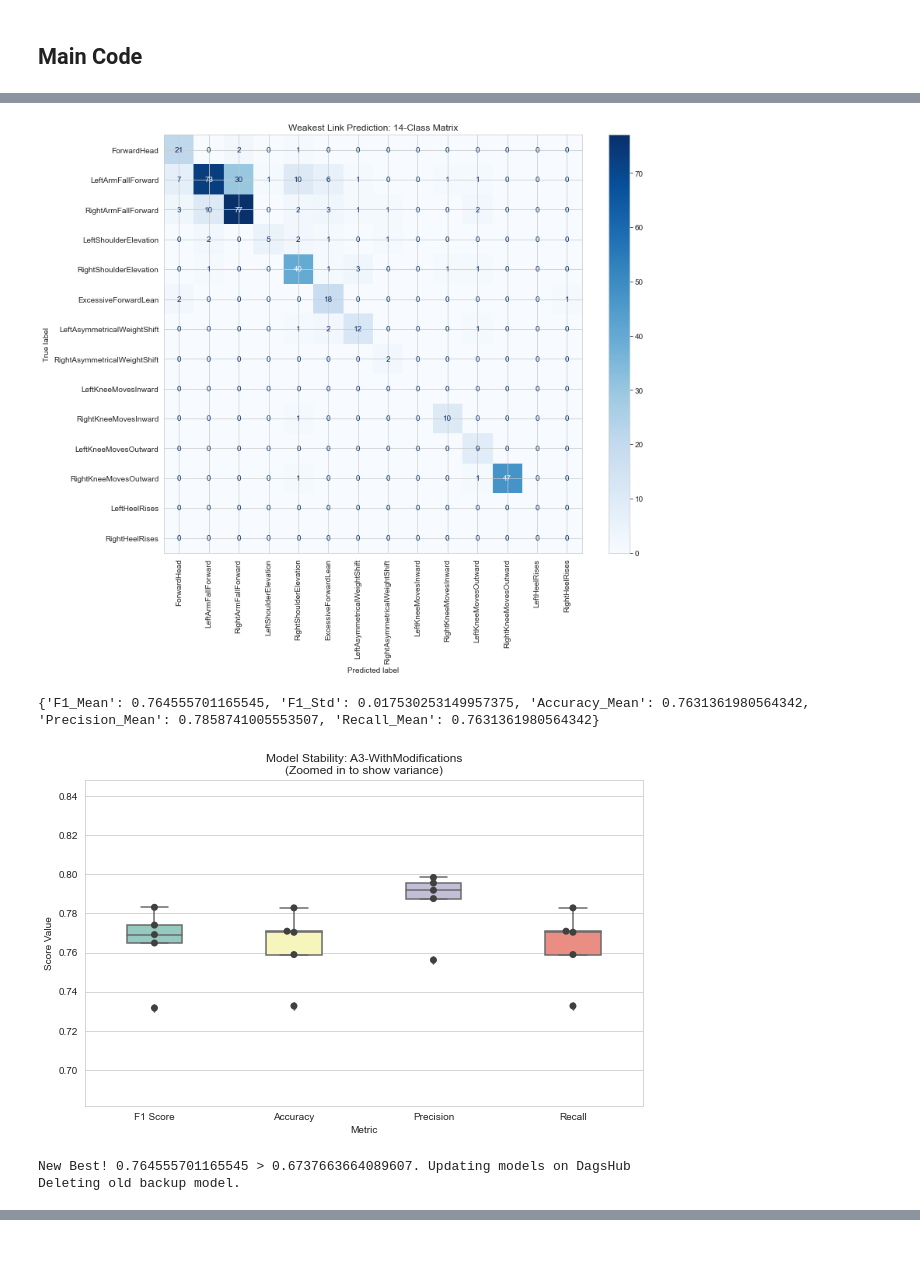
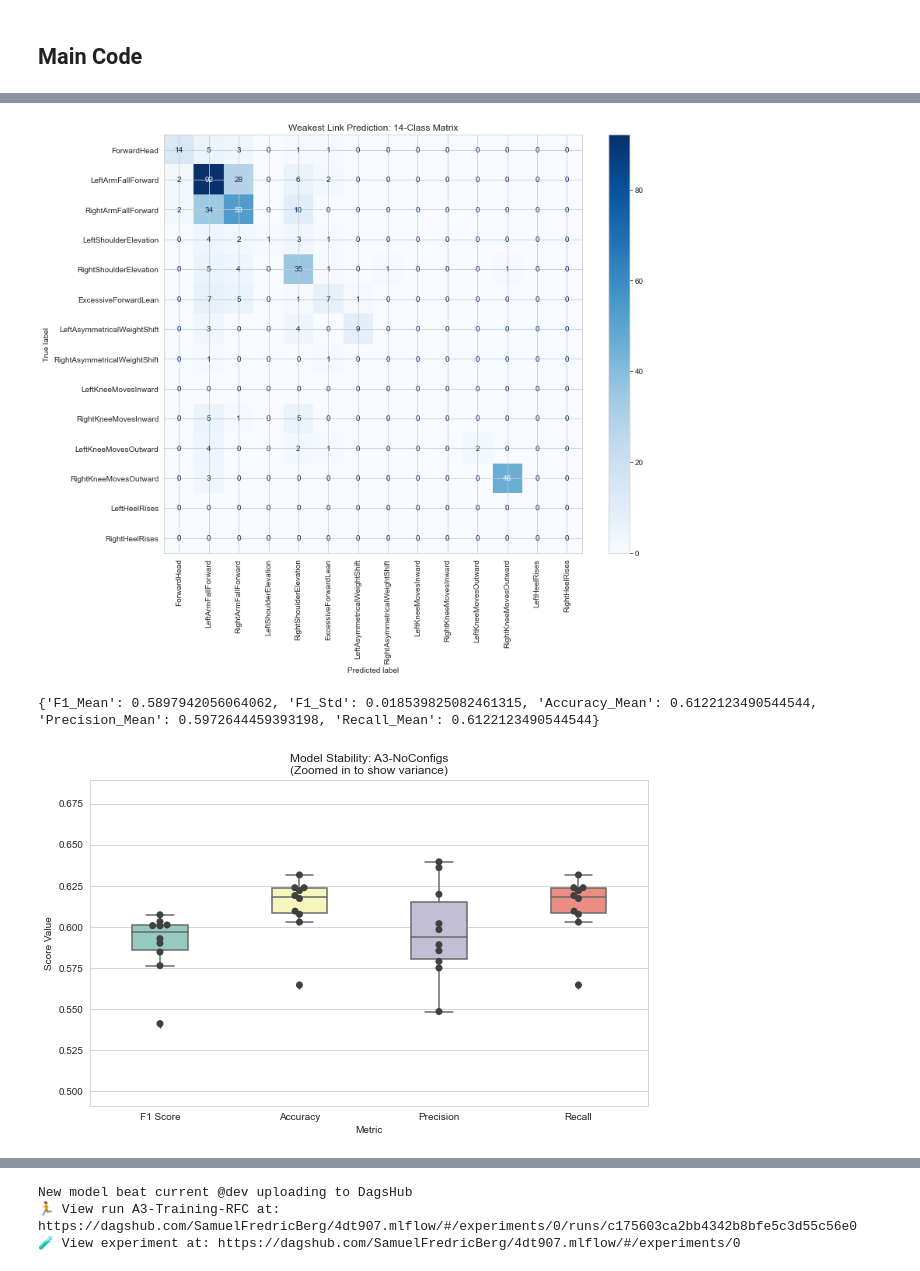
Before and after one commit to sb224sc-HT22-VT27/4dt907, a Jupyter notebook: src/ml-research/a3/a3.ipynb, the cells around one changed output, grey strips where cells are left out. Drawn from its saved outputs; the diff is of its cells as text; code cells hidden in the pictures.

Commit message:
feat: Remade A3 as it was using the incorrect data inflating results

```diff
--- a/src/ml-research/a3/a3.ipynb
+++ b/src/ml-research/a3/a3.ipynb
@@ -39,14 +39,15 @@ utils = MLUtils.MLUtils("Project_Model_A3")
 config = {
     "data_split_seed": 42,
     "test_size": 0.2,
-    "n_folds": 5,
+    "n_folds": 10,
     "shuffle": True,
-    "n_estimators": 100,
-    "max_depth": None,
-    "min_samples_split": 2,
-    "min_samples_leaf": 5,
-    "class_weight": "balanced",
-    "variant": "A3-WithModifications",
+    "variant": "A3-NoConfigs",
+
+    #"n_estimators": 100,
+    #"max_depth": None,
+    #"min_samples_split": 2,
+    #"min_samples_leaf": 5,
+    #"class_weight": "balanced_subsample",
 }
 
 WeakLink_data_path = "../../data/AimoScore_WeakLink_big_scores_A3.csv"
@@ -70,6 +71,9 @@ weak_link_columns = [
 # Create the target label
 df_final['WeakestLink'] = df_final[weak_link_columns].idxmax(axis=1)
 
+print("How many of each weak link??")
+print(df_final['WeakestLink'].value_counts())
+
 
 kf = KFold(
     n_splits=config["n_folds"],
@@ -153,24 +171,32 @@ def crossval_boxplots(f1_raw, acc_raw, prec_raw, rec_raw):
 ## Main Code
 # %%
 
-with mlflow.start_run(run_name="A3-Training") as run:
+with mlflow.start_run(run_name="A3-Training-RFC") as run:
     mlflow.log_params(config)
 
 
     y = df_final['WeakestLink']
-    X = df_final.drop(['Date', 'ID' 'SCORE'], axis=1, errors='ignore')
+    cheating_cols = weak_link_columns + [
+    'WeakestLink', 'ID', 'Date', 'SCORE', 'AimoScore',
+    'EstimatedScore', 'label score'
+    ]
+
+    X = df_final.drop(columns=[c for c in cheating_cols if c in df_final.columns], errors='ignore')
+
+    # 3. Ensure we only have numeric sensor data
     X = X.select_dtypes(include=[np.number])
 
     model = RandomForestClassifier(
-        n_estimators=config["n_estimators"],
-        max_depth=config["max_depth"],
-        min_samples_split=config["min_samples_split"],
+
         random_state=config["data_split_seed"],
-        class_weight=config["class_weight"],
-        min_samples_leaf=config["min_samples_leaf"],
+
     )
 
     model.fit(X,y)
+
+    importances = pd.Series(model.feature_importances_, index=X.columns)
+    # Look for features with importance near 0.00
+    print(importances.sort_values(ascending=False))
 
     confuse_matrix(X, y, model)
 
@@ -207,5 +250,3 @@ with mlflow.start_run(run_name="A3-Training") as run:
-[figure, old version]
+[figure, new version]
-{'F1_Mean': 0.764555701165545, 'F1_Std': 0.017530253149957375, 'Accuracy_Mean': 0.7631361980564342, 'Precision_Mean': 0.7858741005553507, 'Recall_Mean': 0.7631361980564342}
+{'F1_Mean': 0.5897942056064062, 'F1_Std': 0.018539825082461315, 'Accuracy_Mean': 0.6122123490544544, 'Precision_Mean': 0.5972644459393198, 'Recall_Mean': 0.6122123490544544}
-[figure, old version]
+[figure, new version]
-New Best! 0.764555701165545 > 0.6737663664089607. Updating models on DagsHub
-Deleting old backup model.
@@ -220,0 +260,3 @@ New model beat current @dev uploading to DagsHub
+New model beat current @dev uploading to DagsHub
+🏃 View run A3-Training-RFC at: https://dagshub.com/SamuelFredricBerg/4dt907.mlflow/#/experiments/0/runs/c175603ca2bb4342b8bfe5c3d55c56e0
+🧪 View experiment at: https://dagshub.com/SamuelFredricBerg/4dt907.mlflow/#/experiments/0
```
Also changed, not shown: parts of 3 cells of this notebook, 2 other files.
